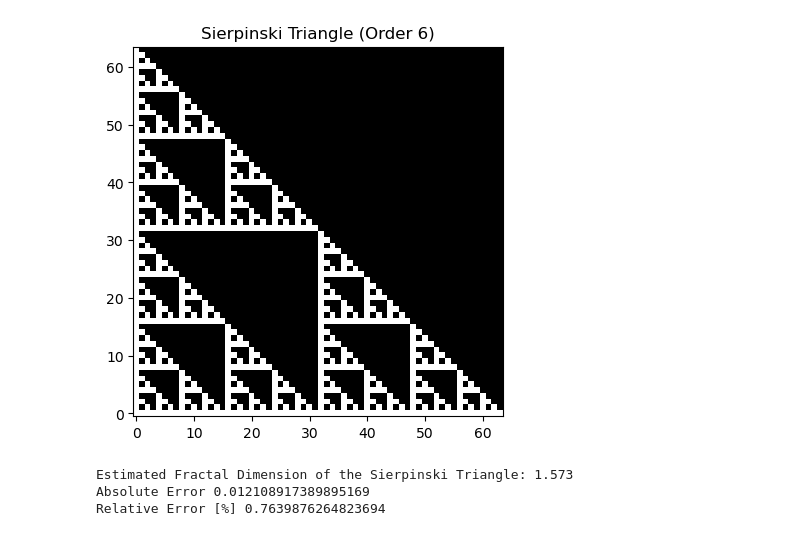
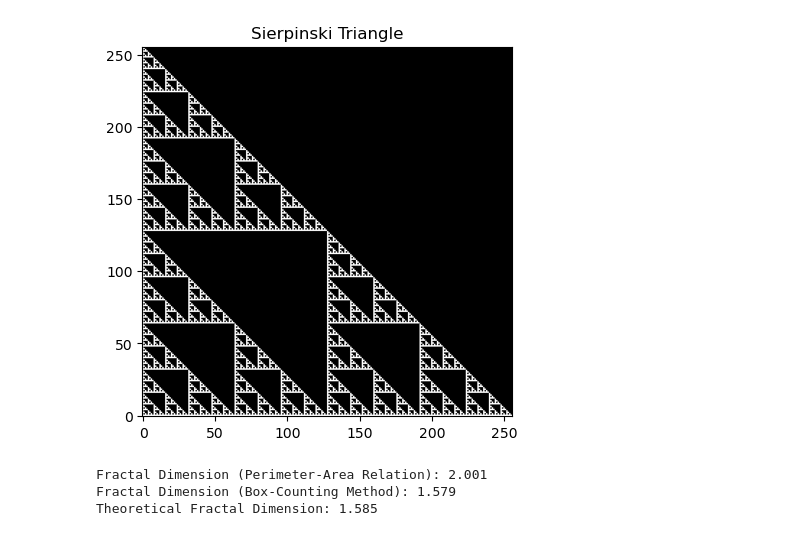
Before and after one commit to SimoneSped/fractal_OMC, a Jupyter notebook: BoxCounting.ipynb, the cells around one changed output. Cells and saved outputs as stored; diff of their text form; code cells hidden in the pictures.

```diff
--- a/BoxCounting.ipynb
+++ b/BoxCounting.ipynb
@@ -149,8 +142,7 @@ def derive_density_maps():
 
 N_H2, N_H2_OA, N_H2_OB, wcs = derive_density_maps()
 # %%
-import numpy as np
-import matplotlib.pyplot as plt
+from skimage.measure import perimeter
 
 def sierpinski_triangle(n):
     """Generate a Sierpinski Triangle of order n in a 2D binary array."""
@@ -169,46 +161,58 @@ def sierpinski_triangle(n):
 
     fill_triangle(0, 0, size)
     return triangle
+
+def fractal_dimension_perimeter_area(mask):
+    """Calculate the fractal dimension using the perimeter-area relation."""
+    area = np.sum(mask)
+    perim = perimeter(mask)
+    fractal_dimension = 2 * np.log(perim) / np.log(area)
+    return fractal_dimension
 
 def box_counting_fractal_dimension(mask):
     """Estimate the fractal dimension of a binary mask using the box-counting method."""
     binary_image = mask.astype(int)
 
     # Define a range of box sizes (logarithmically spaced)
     min_box_size = 2  # Minimum box size (should be >= 2)
     max_box_size = min(mask.shape) // 2  # Maximum box size
     box_sizes = np.logspace(np.log2(min_box_size), np.log2(max_box_size), num=10, base=2, dtype=int)
 
     counts = []
     for size in box_sizes:
         count = 0
         for x in range(0, mask.shape[0], size):
             for y in range(0, mask.shape[1], size):
                 if np.any(binary_image[x:x+size, y:y+size]):
                     count += 1
         counts.append(count)
 
     # Perform a linear fit on the log-log plot
     log_box_sizes = np.log(np.array(box_sizes))
     log_counts = np.log(counts)
     coeffs = np.polyfit(log_box_sizes, log_counts, 1)
     fractal_dimension = -coeffs[0]
 
     return fractal_dimension
 
-sierpinski = sierpinski_triangle(6)
+# Generate a Sierpinski Triangle of order 6
+sierpinski = sierpinski_triangle(8)
 plt.imshow(sierpinski, cmap='gray', origin='lower')
-plt.title("Sierpinski Triangle (Order 6)")
+plt.title("Sierpinski Triangle")
 plt.show()
 
-# Estimate the fractal dimension of the Sierpinski Triangle
-true_value = np.log(3)/np.log(2)
-fractal_dim = box_counting_fractal_dimension(sierpinski)
-print(f"Estimated Fractal Dimension of the Sierpinski Triangle: {fractal_dim:.3f}")
-print("Absolute Error", true_value-fractal_dim)
-print("Relative Error [%]", 100*np.abs((true_value-fractal_dim)/true_value))
+# Calculate the fractal dimension using the perimeter-area relation
+fractal_dim = fractal_dimension_perimeter_area(sierpinski)
+print(f"Fractal Dimension (Perimeter-Area Relation): {fractal_dim:.3f}")
+
+# Calculate the fractal dimension using the box-counting method
+fractal_dim_box_counting = box_counting_fractal_dimension(sierpinski)
+print(f"Fractal Dimension (Box-Counting Method): {fractal_dim_box_counting:.3f}")
+
+true_value = np.log10(3)/np.log10(2)
+print(f"Theoretical Fractal Dimension: {true_value:.3f}")
 # %% [output]
-[figure, old version]
+[figure, new version]
-Estimated Fractal Dimension of the Sierpinski Triangle: 1.573
-Absolute Error 0.012108917389895169
-Relative Error [%] 0.7639876264823694
+Fractal Dimension (Perimeter-Area Relation): 2.001
+Fractal Dimension (Box-Counting Method): 1.579
+Theoretical Fractal Dimension: 1.585
```
Also changed, not shown: parts of 7 cells of this notebook, 5 other files.
